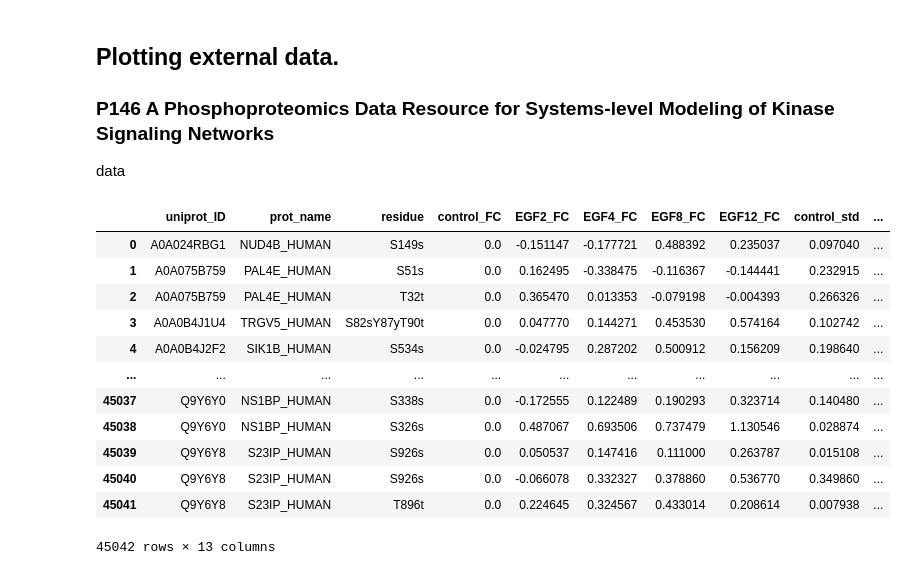
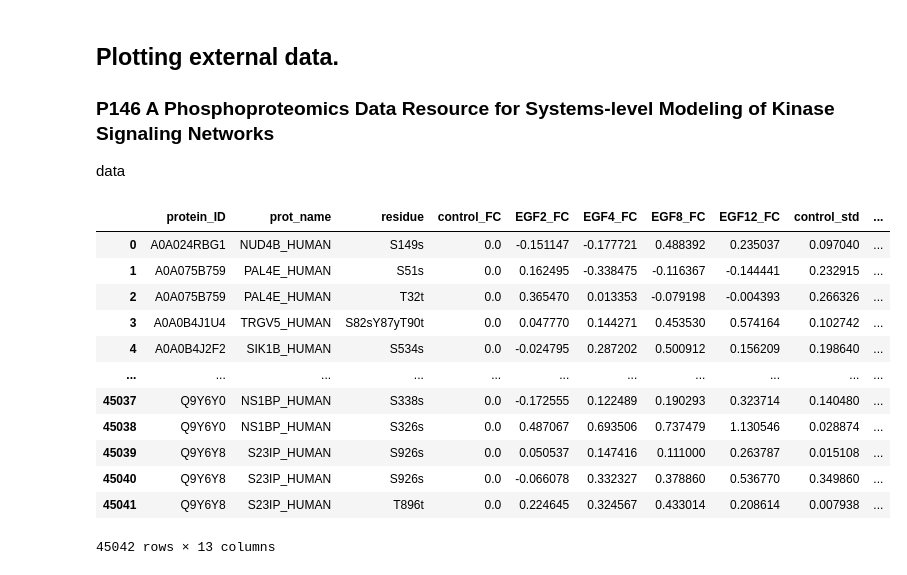
Before and after one commit to IgnacioNavas/TMT_Data_analysis, a Jupyter notebook: Plotting_data.ipynb, the cells around one changed output. Saved outputs shown, nothing was run; the diff lists cells and outputs as text; code cells hidden in the pictures.

```diff
--- a/Plotting_data.ipynb
+++ b/Plotting_data.ipynb
@@ -437,11 +441,11 @@ EGFR Plot not saved
 data
 # %%
 # Load the dataframe independently so it has not to be loaded each time we want to plot a set of proteins
-path = "External_Data/phospho_proteomics_data_P146/Data/timecourse_FC_data.xlsx"
-data_frame_p146 = pd.read_excel(path)
+path_p146 = "External_Data/P146_Feng_Song_phospho_proteomics_data/Data/timecourse_FC_data.xlsx"
+data_frame_p146 = pd.read_excel(path_p146)
 data_frame_p146
 # %% [output]
-|  | uniprot_ID | prot_name | residue | control_FC | EGF2_FC | EGF4_FC | EGF8_FC | EGF12_FC | control_std | ... |
+|  | protein_ID | prot_name | residue | control_FC | EGF2_FC | EGF4_FC | EGF8_FC | EGF12_FC | control_std | ... |
 | 0 | A0A024RBG1 | NUD4B_HUMAN | S149s | 0.0 | -0.151147 | -0.177721 | 0.488392 | 0.235037 | 0.097040 | ... |
 | 1 | A0A075B759 | PAL4E_HUMAN | S51s | 0.0 | 0.162495 | -0.338475 | -0.116367 | -0.144441 | 0.232915 | ... |
 | 2 | A0A075B759 | PAL4E_HUMAN | T32t | 0.0 | 0.365470 | 0.013353 | -0.079198 | -0.004393 | 0.266326 | ... |
```
Also changed, not shown: parts of 5 cells of this notebook, 2 other files.
